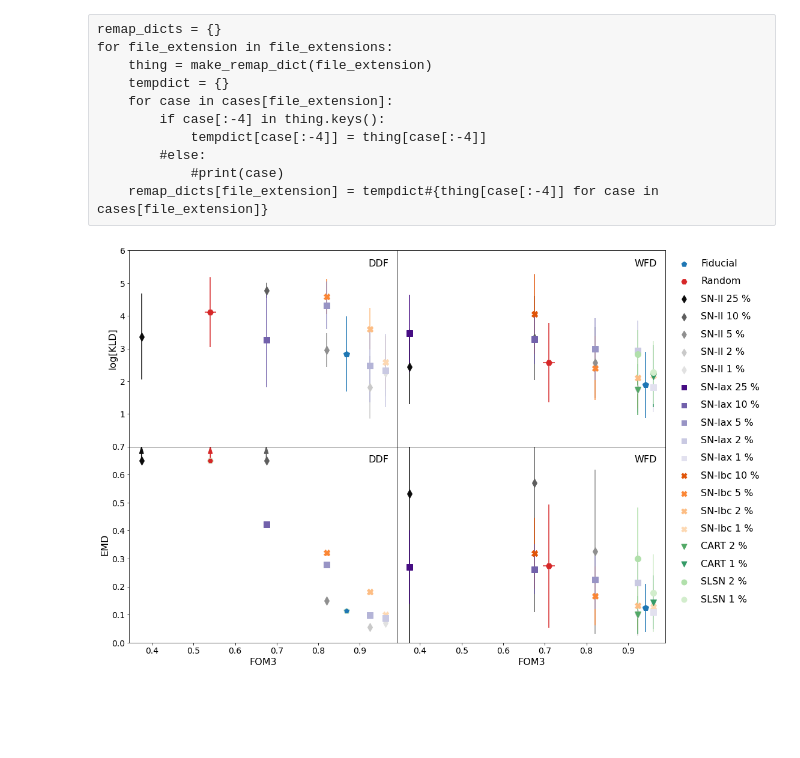
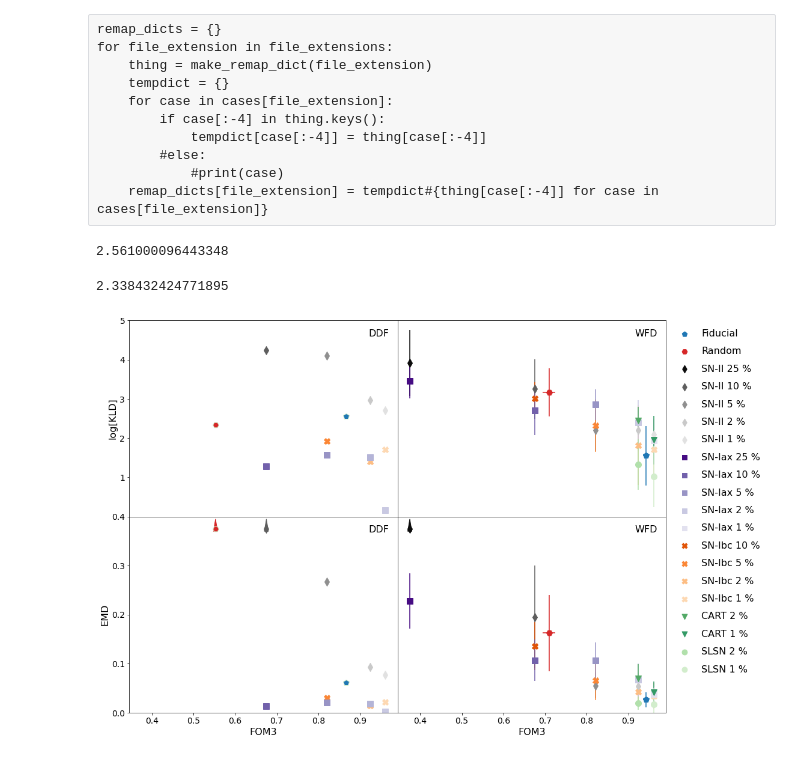
Before and after one commit to COINtoolbox/RESSPECT_metric, a Jupyter notebook: code/plots/metric_vs_metric.ipynb, the cells around one changed output. Drawn from its saved outputs; the diff is of its cells as text; code cells hidden in the pictures; blank space fills up the shorter version.

Commit message:
update plots

```diff
--- a/code/plots/metric_vs_metric.ipynb
+++ b/code/plots/metric_vs_metric.ipynb
@@ -48,7 +48,6 @@ def make_remap_dict(file_extension):
                           'perfect3000': 'Perfect',
                           'fiducial3000': 'Fiducial',
                           'random3000': 'Random',
-                          '75SNIa25SNII': 'SN-II 25 %',
                           '90SNIa10SNII': 'SN-II 10 %',
                           '95SNIa5SNII': 'SN-II 5 %',
                           '98SNIa2SNII': 'SN-II 2 %',
@@ -82,7 +81,7 @@ color_nums = np.array([1, 1, 1,                    # Special
                        ])
 
 color_nums_ddf = np.array([ 1, 1, 1,               # Special
-                           25, 10, 5, 2, 1,        # II
+                           10, 5, 2, 1,        # II
                             5, 2, 1,               # Ibc
                                10, 5, 3, 2, 1      # Iax
                           ])
@@ -130,8 +129,8 @@ for file_extension in file_extensions:
 summary_dict = {}
 
 for field in file_extensions.keys():
-    files = glob.glob('/media/RESSPECT/data/PLAsTiCC/for_metrics/final_data3/' + file_extensions[field] +\
-                      '/results/v*/'+nobj+'/summary_stats.csv')
+    files = ['/media/RESSPECT/data/PLAsTiCC/for_metrics/final_data3/' + file_extensions[field] +\
+                      '/results/v' + str(i) + '/'+nobj+'/summary_stats.csv' for i in range(10)]
 
     summary_dict[field] = {}
     summary_dict[field]['fom3'] = {}
@@ -189,6 +188,14 @@ for field in file_extensions.keys():
             df_ = pd.read_csv(dist_loc_base + '/stan_input_salt2mu_lowz_withbias_'+ a + '.csv')
             sig = cmu.fisher_results(df_['z'].values, df_['muerr'].values)[0]
             summary_dict[field]['FM'][a].append((sig[1]-sig_perf[1])/sig_perf[1])
+# %%
+summary_dict['ddf']['KLD']['fiducial3000'][7]
+# %% [output]
+2.561000096443348
+# %%
+summary_dict['ddf']['KLD']['random3000'][7]
+# %% [output]
+2.338432424771895
 # %%
 name_color = {}
 name_color['SN-II'] = 'Greys'
@@ -198,7 +205,7 @@ name_color['SLSN'] = 'Greens'
 name_color['AGN'] = 'spring'
 name_color['CART'] = 'summer'
 
-i = 0
+
 tick_lbls = []
 i_list = []
 
@@ -222,6 +229,8 @@ legend_objs = []
 axlabs_fs = 16
 linelabs_fs = 16
 ticks_fs = 14
+
+v_ddf = 7
 
 for j, (a, c) in enumerate(zip(make_remap_dict('wfd'), color_nums)):
 
@@ -263,7 +272,12 @@ for j, (a, c) in enumerate(zip(make_remap_dict('wfd'), color_nums)):
 
     if not 'perfect' in a:
         ax1.errorbar(fom3_wfd, kld_wfd, xerr=fom3_sig_wfd, yerr=kld_st_wfd, color=mfc, ms=10, marker=all_shapes[class_], alpha=1)
-        ax2.errorbar(fom3_wfd, wsd_wfd, xerr=fom3_sig_wfd, yerr=wsd_st_wfd, color=mfc, ms=10, marker=all_shapes[class_], alpha=1)
+        if  '25SNII' not in a:
+            ax2.errorbar(fom3_wfd, wsd_wfd, xerr=fom3_sig_wfd, yerr=wsd_st_wfd, color=mfc, ms=10, marker=all_shapes[class_], alpha=1)
+        else:
+            ax2.plot(fom3_wfd, [0.375], color=color_map[c], mfc=mfc, ms=10, marker=all_shapes[class_], alpha=1)
+            ax2.arrow(fom3_wfd, 0.375, 0, 0.02, width=0.001, color=mfc, length_includes_head=True,
+                      head_width=0.01, head_length=0.025, alpha=1)
 
     if a not in legends_done:
         legends_done.append(a)
@@ -272,8 +286,6 @@ for j, (a, c) in enumerate(zip(make_remap_dict('wfd'), color_nums)):
 
 
 for j, (a, c) in enumerate(zip(make_remap_dict('ddf'), color_nums_ddf)):
-
-
 
     class_ = str.split(make_remap_dict('ddf')[a])[0]
 
@@ -301,26 +313,22 @@ for j, (a, c) in enumerate(zip(make_remap_dict('ddf'), color_nums_ddf)):
     else:
         mfc = color_map[c]
 
-    fom3_ddf = np.mean(summary_dict['ddf']['fom3'][a])
+    fom3_ddf = summary_dict['ddf']['fom3'][a][v_ddf]
 
-    kld_ddf = np.mean(summary_dict['ddf']['KLD'][a])
-    wsd_ddf = np.mean(summary_dict['ddf']['Wasserstein'][a])
+    kld_ddf = summary_dict['ddf']['KLD'][a][v_ddf]
+    wsd_ddf = summary_dict['ddf']['Wasserstein'][a][v_ddf]
 
-
-    kld_st_ddf = np.array(np.std(summary_dict['ddf']['KLD'][a], ddof=1))
-    wsd_st_ddf = np.array([np.std(summary_dict['ddf']['Wasserstein'][a], ddof=1)])
-    fom3_sig_ddf = np.array([np.std(summary_dict['ddf']['fom3'][a], ddof=1)])
-
-    flag2 = np.logical_or('random' in a, '25SNII' in a)
-    flag3 = np.logical_or(flag2, '10SNII' in a)
+    flag3 = np.logical_or('random' in a, '10SNII' in a)
 
     if flag3 and 'perfect' not in a:
-        ax4.plot(fom3_ddf, [0.65], color=color_map[c], mfc=mfc, ms=10, marker=all_shapes[class_], alpha=1)
-        ax4.arrow(fom3_ddf, 0.65, 0, 0.05, width=0.001, color=mfc, length_includes_head=True, head_width=0.01, head_length=0.025, alpha=1)
+        ax4.plot(fom3_ddf, [0.375], color=color_map[c], mfc=mfc, ms=10, marker=all_shapes[class_], alpha=1)
+        ax4.arrow(fom3_ddf, 0.375, 0, 0.02, width=0.001, color=mfc, length_includes_head=True, head_width=0.01, head_length=0.025, alpha=1)
 
     elif 'perfect' not in a:
         ax4.plot(fom3_ddf, wsd_ddf, color=color_map[c], mfc=mfc, ms=10, marker=all_shapes[class_], alpha=1)
-    ax3.errorbar(fom3_ddf, kld_ddf, xerr=fom3_sig_ddf, yerr=kld_st_ddf, color=mfc, ms=10, marker=all_shapes[class_], alpha=1)
+
+    ax3.plot(fom3_ddf, kld_ddf, color=color_map[c], mfc=mfc, ms=10, marker=all_shapes[class_], alpha=1)
+
 
     if legend:
         field_label, = ax1.plot([],[], label='WFD', color='white')
@@ -346,35 +354,36 @@ for j, (a, c) in enumerate(zip(make_remap_dict('ddf'), color_nums_ddf)):
     ax1.set_yticks([])
     ax2.set_yticks([])
     ax3.set_yticks([1,2,3,4,5,6])
     ax3.tick_params(axis='y', labelsize=ticks_fs)
     ax4.tick_params(axis='y', labelsize=ticks_fs)
+    ax4.set_yticks([0, 0.1,0.2,0.3,0.4])
 
 
     if a not in legends_done:
         legends_done.append(a)
         l1 = ax1.scatter([],[], color=mfc, s=80, marker=all_shapes[class_], label=make_remap_dict('ddf')[a], alpha=1)
         legend_objs.append(l1)
 
-ax3.set_ylim(0, 6)
-ax1.set_ylim(0, 6)
-ax4.set_ylim(0, 0.7)
-ax2.set_ylim(0, 0.7)
+ax3.set_ylim(0, 5)
+ax1.set_ylim(0, 5)
+ax4.set_ylim(0, 0.4)
+ax2.set_ylim(0, 0.4)
 
 field_legend = ax1.legend(handles=[field_label], loc='upper right', fontsize=axlabs_fs, frameon=False)
 ax = ax1.add_artist(field_legend)
 
 handles, labels = ax1.get_legend_handles_labels()
 order = [labels.index('Fiducial'), labels.index('Random'),labels.index('SN-II 25 %'), labels.index('SN-II 10 %'),
 labels.index('SN-II 5 %'), labels.index('SN-II 2 %'), labels.index('SN-II 1 %'), labels.index('SN-Iax 25 %'),
          labels.index('SN-Iax 10 %'),
 labels.index('SN-Iax 5 %'), labels.index('SN-Iax 2 %'), labels.index('SN-Iax 1 %'), labels.index('SN-Ibc 10 %'),
 labels.index('SN-Ibc 5 %'), labels.index('SN-Ibc 2 %'), labels.index('SN-Ibc 1 %'), labels.index('CART 2 %'),  labels.index('CART 1 %'),  labels.index('SLSN 2 %'),
 labels.index('SLSN 1 %')]
 
 ax1.legend([handles[idx] for idx in order],[labels[idx] for idx in order], frameon=False, bbox_to_anchor=(1., 1.), labelspacing=0.9, fontsize=linelabs_fs)
 plt.subplots_adjust(hspace=0., wspace=0.)#, left=0.05, right=0.75)
 
 plt.savefig('fom_KLD_WD.pdf', bbox_inches='tight')
 #plt.show()
 # %% [output]
-[figure, old version]
+[figure, new version]
```
